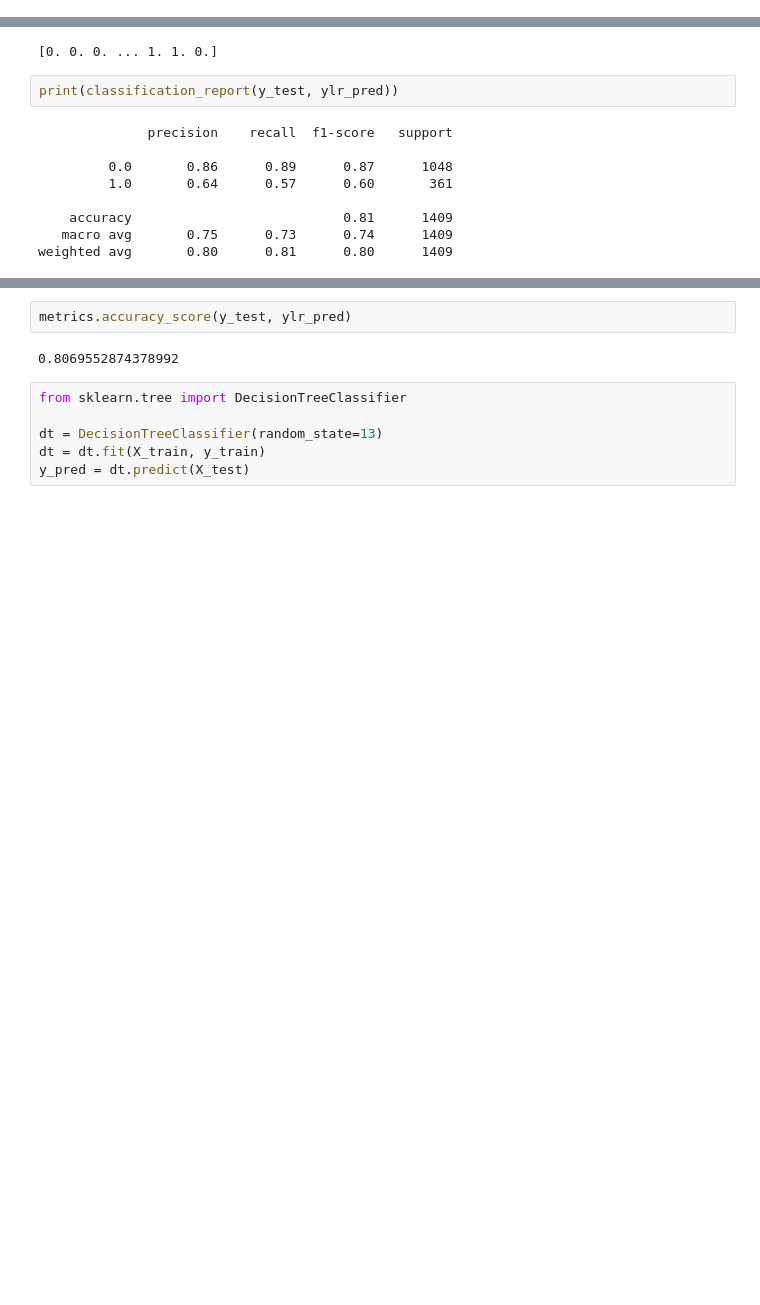
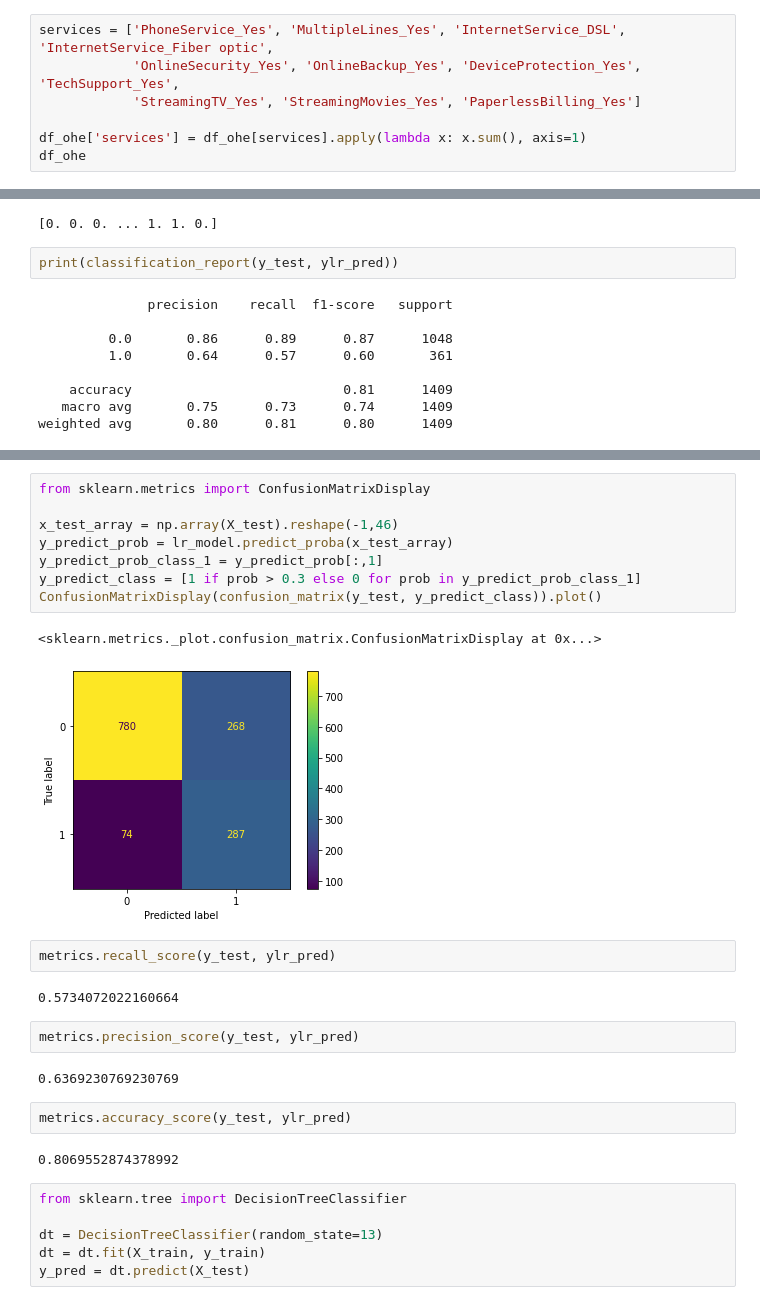
Before and after one commit to GiuseppeManai/ysc4224, a Jupyter notebook: 2.Churn_Model/ChurnModel.ipynb, the cells around one changed output, grey strips where cells are left out. Saved outputs shown, nothing was run; the diff lists cells and outputs as text; blank space fills up the shorter version.

Commit message:
Logistic Regression Recall
Lowering threshold to lower false negatives

```diff
--- a/2.Churn_Model/ChurnModel.ipynb
+++ b/2.Churn_Model/ChurnModel.ipynb
@@ -158,3 +159,10 @@ df_ohe
 | 7041 | 1 | 4 | 74.40 | 306.60 | 0 | 1 | 0 | ... |
 | 7042 | 0 | 66 | 105.65 | 6844.50 | 0 | 1 | 1 | ... |
 7043 rows × 45 columns
+# %%
+services = ['PhoneService_Yes', 'MultipleLines_Yes', 'InternetService_DSL', 'InternetService_Fiber optic',
+            'OnlineSecurity_Yes', 'OnlineBackup_Yes', 'DeviceProtection_Yes', 'TechSupport_Yes',
+            'StreamingTV_Yes', 'StreamingMovies_Yes', 'PaperlessBilling_Yes']
+
+df_ohe['services'] = df_ohe[services].apply(lambda x: x.sum(), axis=1)
+df_ohe
@@ -249,3 +295,22 @@ weighted avg       0.80      0.81      0.80      1409
+# %%
+from sklearn.metrics import ConfusionMatrixDisplay
+
+x_test_array = np.array(X_test).reshape(-1,46)
+y_predict_prob = lr_model.predict_proba(x_test_array)
+y_predict_prob_class_1 = y_predict_prob[:,1]
+y_predict_class = [1 if prob > 0.3 else 0 for prob in y_predict_prob_class_1]
+ConfusionMatrixDisplay(confusion_matrix(y_test, y_predict_class)).plot()
+# %% [output]
+<sklearn.metrics._plot.confusion_matrix.ConfusionMatrixDisplay at 0x...>
+[figure, added]
+# %%
+metrics.recall_score(y_test, ylr_pred)
+# %% [output]
+0.5734072022160664
+# %%
+metrics.precision_score(y_test, ylr_pred)
+# %% [output]
+0.6369230769230769
 # %%
 metrics.accuracy_score(y_test, ylr_pred)
 # %% [output]
```
Also changed, not shown: parts of 33 cells of this notebook.
